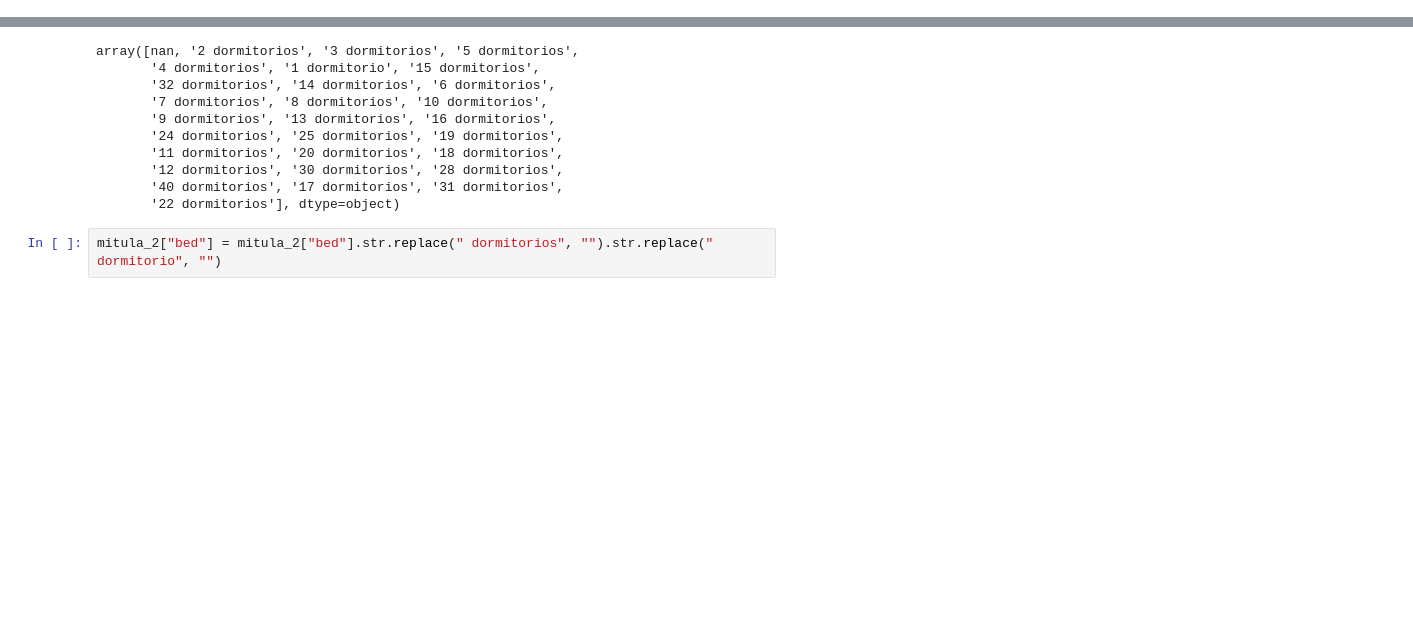
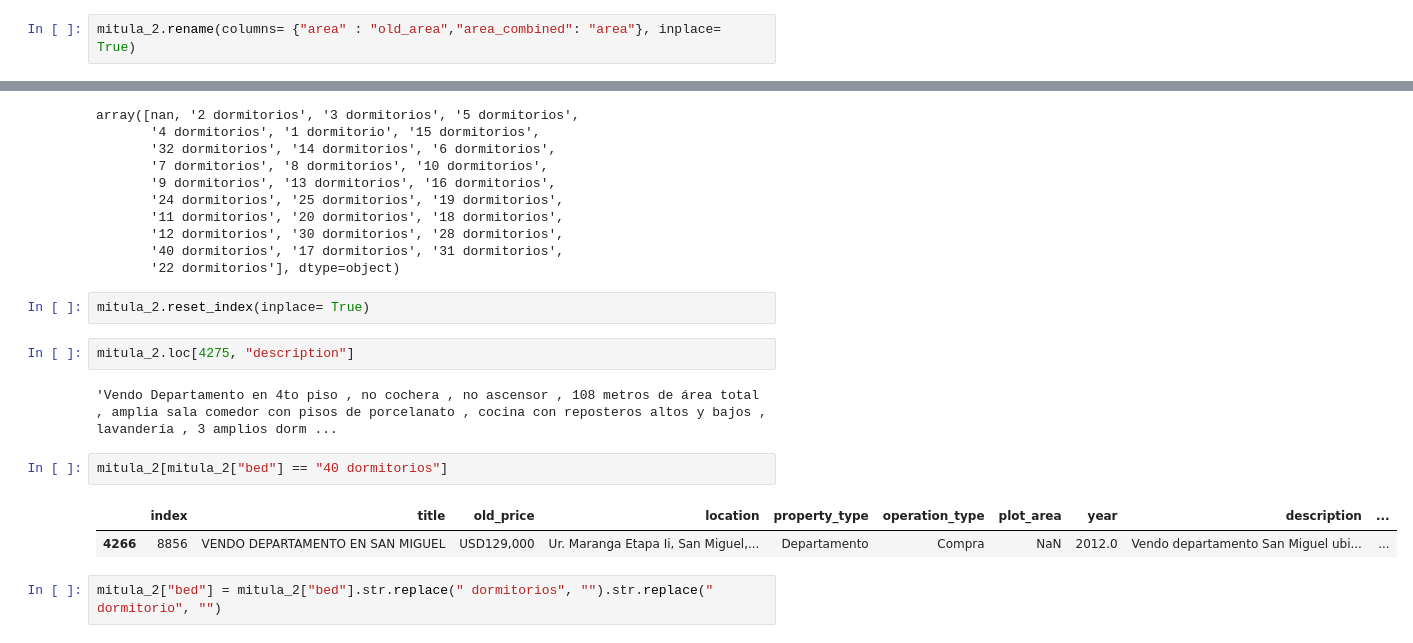
Before and after one commit to HugoGT/Vibi_model, a Jupyter notebook: ETL/mitula_ETL.ipynb, the cells around one changed output, grey strips where cells are left out. Cells and saved outputs as stored; diff of their text form; blank space fills up the shorter version.

```diff
--- a/ETL/mitula_ETL.ipynb
+++ b/ETL/mitula_ETL.ipynb
@@ -137,3 +168,5 @@ mitula_2['area_combined'] = mitula_2['area_combined'].astype(int)
+# %%
+mitula_2.rename(columns= {"area" : "old_area","area_combined": "area"}, inplace= True)
 # %% [markdown]
 ### bed:
 Change column name and delete de word "dormitorios"
@@ -150,6 +203,17 @@ array([nan, '2 dormitorios', '3 dormitorios', '5 dormitorios',
        '12 dormitorios', '30 dormitorios', '28 dormitorios',
        '40 dormitorios', '17 dormitorios', '31 dormitorios',
        '22 dormitorios'], dtype=object)
+# %%
+mitula_2.reset_index(inplace= True)
+# %%
+mitula_2.loc[4275, "description"]
+# %% [output]
+'Vendo Departamento en 4to piso , no cochera , no ascensor , 108 metros de área total , amplia sala comedor con pisos de porcelanato , cocina con reposteros altos y bajos , lavandería , 3 amplios dorm ...
+# %%
+mitula_2[mitula_2["bed"] == "40 dormitorios"]
+# %% [output]
+|  | index | title | old_price | location | property_type | operation_type | plot_area | year | description | ... |
+| 4266 | 8856 | VENDO DEPARTAMENTO EN SAN MIGUEL | USD129,000 | Ur. Maranga Etapa Ii, San Miguel,... | Departamento | Compra | NaN | 2012.0 | Vendo departamento San Miguel ubi... | ... |
 # %%
 mitula_2["bed"] = mitula_2["bed"].str.replace(" dormitorios", "").str.replace(" dormitorio", "")
 # %%
```
Also changed, not shown: parts of 62 cells of this notebook.
